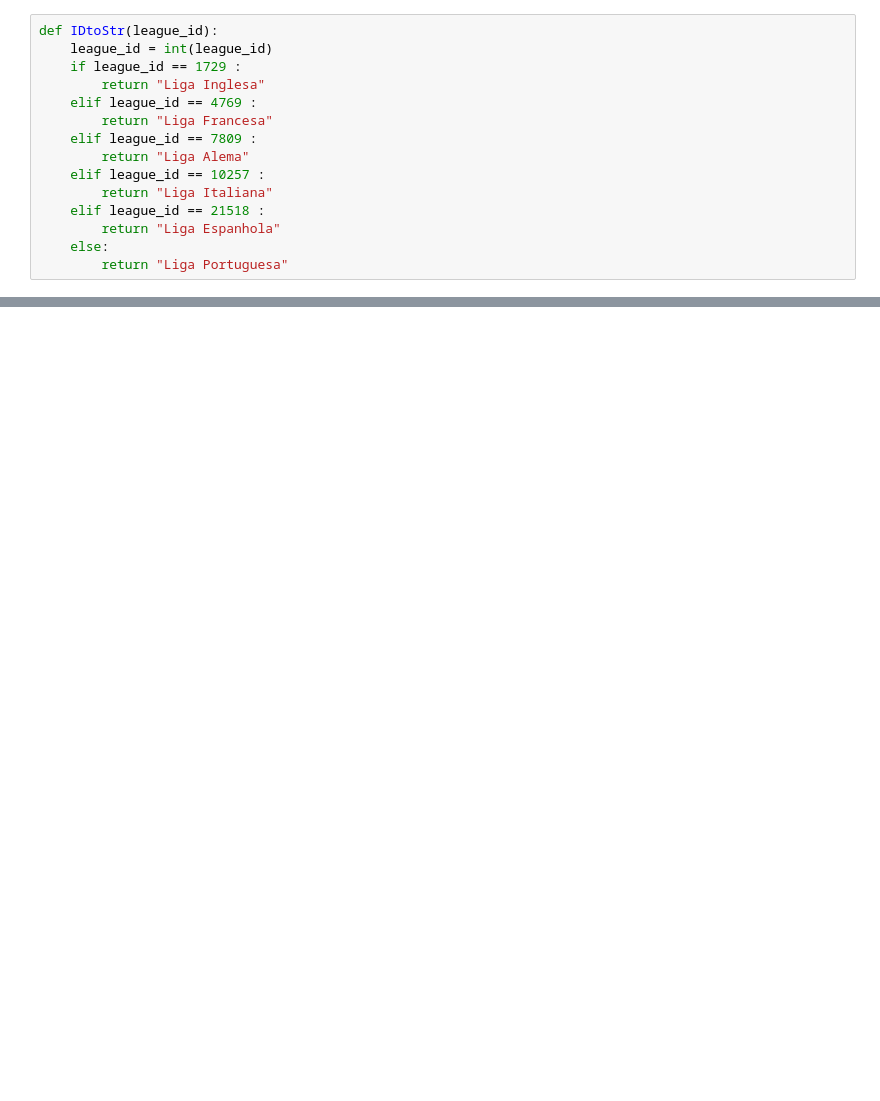
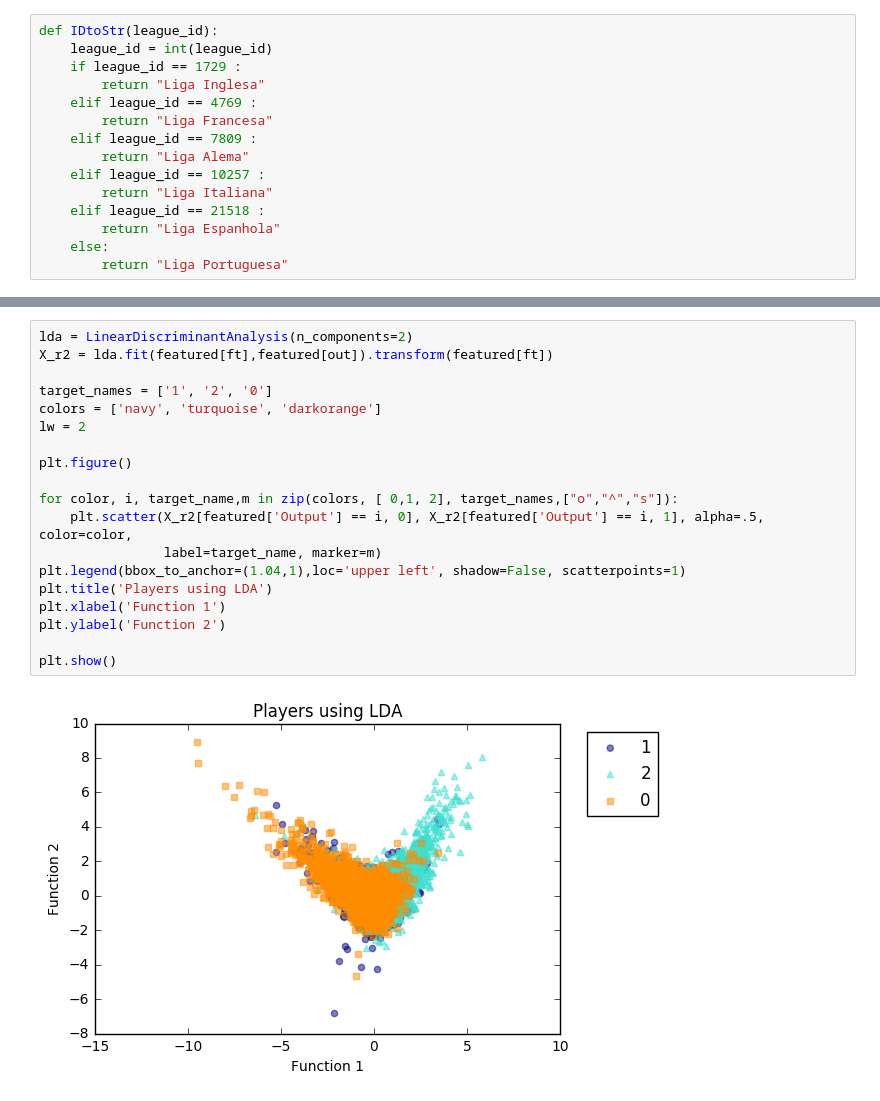
Before and after one commit to felipeapfer/msc-soccer, a Jupyter notebook: code/scripts/RawFeatures.ipynb, the cells around one changed output, grey strips where cells are left out. Cells and saved outputs as stored; diff of their text form; blank space fills up the shorter version.

```diff
--- a/code/scripts/RawFeatures.ipynb
+++ b/code/scripts/RawFeatures.ipynb
@@ -428,0 +753,21 @@ print "G. Boost.  ", f1_score(test[out],gb.predict(test[ft]),average='weighted')
+# %%
+lda = LinearDiscriminantAnalysis(n_components=2)
+X_r2 = lda.fit(featured[ft],featured[out]).transform(featured[ft])
+
+target_names = ['1', '2', '0']
+colors = ['navy', 'turquoise', 'darkorange']
+lw = 2
+
+plt.figure()
+
+for color, i, target_name,m in zip(colors, [ 0,1, 2], target_names,["o","^","s"]):
+    plt.scatter(X_r2[featured['Output'] == i, 0], X_r2[featured['Output'] == i, 1], alpha=.5, color=color,
+                label=target_name, marker=m)
+plt.legend(bbox_to_anchor=(1.04,1),loc='upper left', shadow=False, scatterpoints=1)
+plt.title('Players using LDA')
+plt.xlabel('Function 1')
+plt.ylabel('Function 2')
+
+plt.show()
+# %% [output]
+[figure, added]
```
Also changed, not shown: parts of 34 cells of this notebook.
